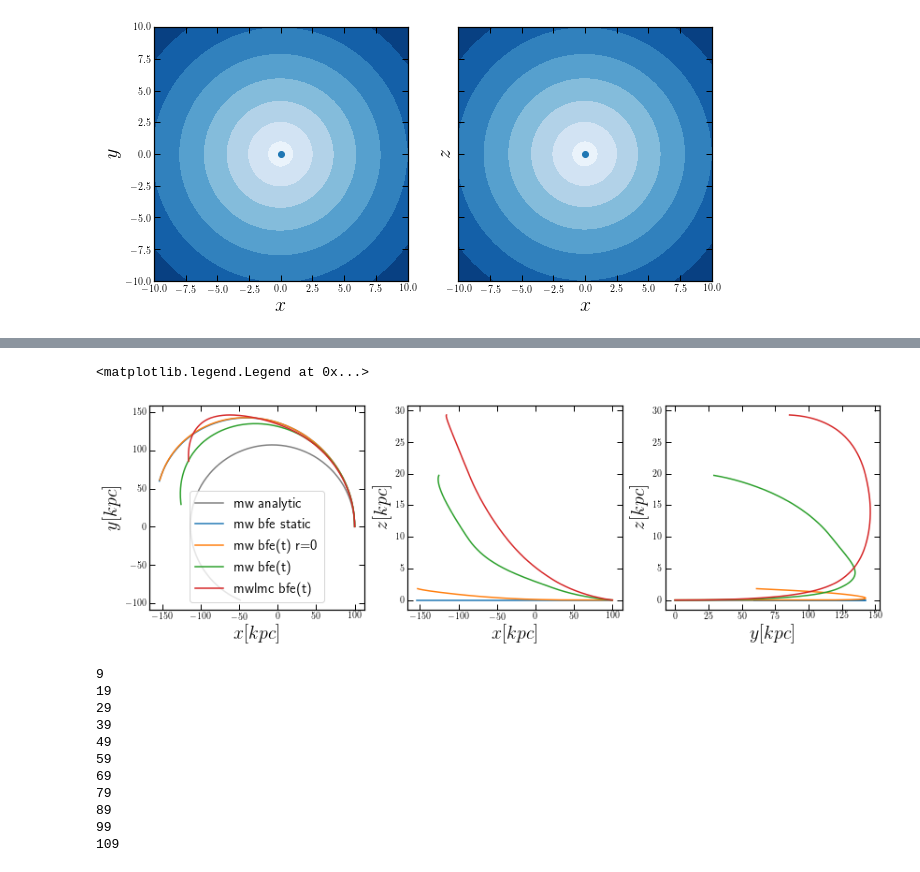
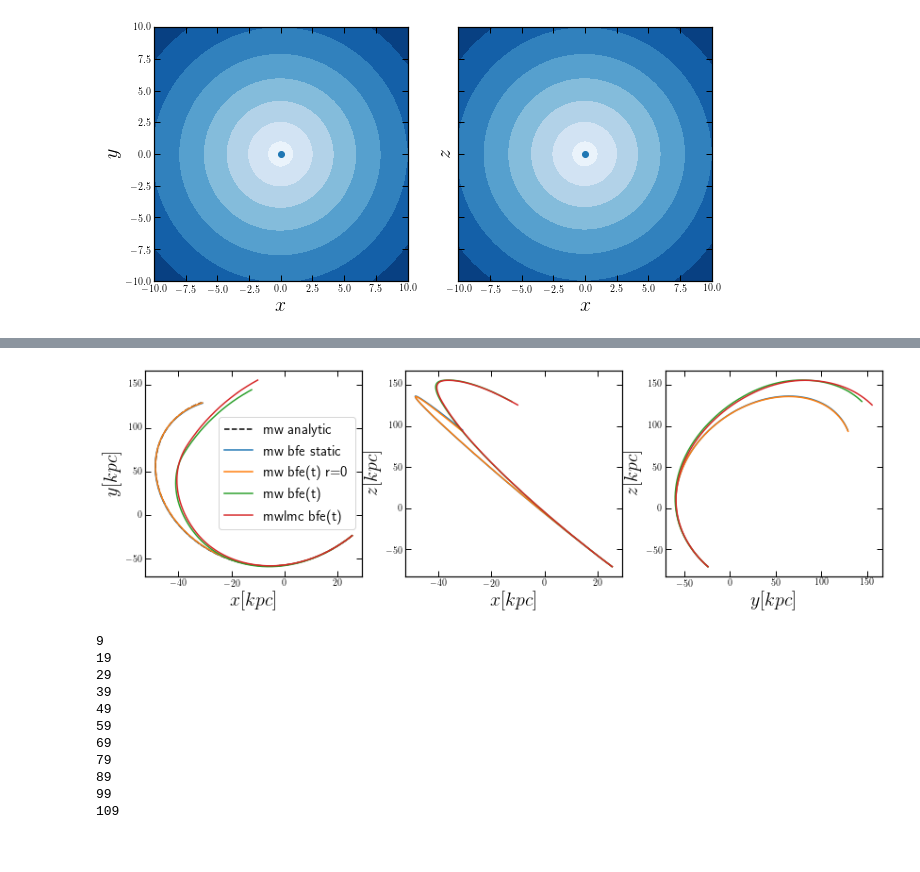
Before and after one commit to jngaravitoc/BFE_integrator, a Jupyter notebook: notebooks/gala_mwlmc_orbits.ipynb, the cells around one changed output, grey strips where cells are left out. Drawn from its saved outputs; the diff is of its cells as text; code cells hidden in the pictures.

Commit message:
notrbooks with example of how to integrate an orbit in BFE

```diff
--- a/notebooks/gala_mwlmc_orbits.ipynb
+++ b/notebooks/gala_mwlmc_orbits.ipynb
@@ -191,5 +202,5 @@ cc
 # %%
-mw_halo_hern = gp.HernquistPotential(m=1.03E12*u.Msun, c=cc*u.kpc,
+mw_halo_hern = gp.HernquistPotential(m=1.57E12*u.Msun, c=40.85*u.kpc,
                                      units=[u.kpc, u.Gyr, u.Msun, u.radian])
 # %%
 orbit_mw_halo = gp.Hamiltonian(mw_halo_hern).integrate_orbit(w0, dt=0.01*u.Gyr, n_steps=220)
@@ -209,37 +220,38 @@ orbit_mw_t0 = gp.Hamiltonian(mw_t0).integrate_orbit(w0, dt=0.01*u.Gyr, n_steps=2
 
 
 fig, ax = plt.subplots(1, 3, figsize=(14, 4))
-ax[0].plot(orbit_mw_halo.x, orbit_mw_halo.y, c='k', alpha=0.5, label='mw analytic')
+ax[0].plot(orbit_mw_halo.x, orbit_mw_halo.y, c='k', alpha=1, label='mw analytic', ls='--')
 ax[0].plot(orbit_mw_t0.x, orbit_mw_t0.y, label='mw bfe static')
 ax[0].plot(orbit_mwt_r0.x, orbit_mwt_r0.y, label='mw bfe(t) r=0')
 ax[0].plot(orbit_mwt.x, orbit_mwt.y, label='mw bfe(t)')
 ax[0].plot(orbit_mwlmc.x, orbit_mwlmc.y, label='mwlmc bfe(t)')
 
 ax[1].plot(orbit_mw_t0.x, orbit_mw_t0.z)
 ax[1].plot(orbit_mwt_r0.x, orbit_mwt_r0.z)
 ax[1].plot(orbit_mwt.x, orbit_mwt.z)
 ax[1].plot(orbit_mwlmc.x, orbit_mwlmc.z)
 
 
 ax[2].plot(orbit_mw_t0.y, orbit_mw_t0.z)
 ax[2].plot(orbit_mwt_r0.y, orbit_mwt_r0.z)
 ax[2].plot(orbit_mwt.y, orbit_mwt.z)
 ax[2].plot(orbit_mwlmc.y, orbit_mwlmc.z)
 
 
 ax[0].set_xlabel(r'$x[kpc]$')
 ax[0].set_ylabel(r'$y[kpc]$')
 
 ax[1].set_xlabel(r'$x[kpc]$')
 ax[1].set_ylabel(r'$z[kpc]$')
 
 ax[2].set_xlabel(r'$y[kpc]$')
 ax[2].set_ylabel(r'$z[kpc]$')
 
 ax[0].legend(fontsize=15)
+
+savefig('orbits_gala_bfe_interp_test.png', bbox_inches='tight')
 # %% [output]
-<matplotlib.legend.Legend at 0x...>
-[figure, old version]
+[figure, new version]
 # %%
 ## Todo find henrquist right scale length of match the bfe
 # %%
```
Also changed, not shown: parts of 9 cells of this notebook, 1 other file.
